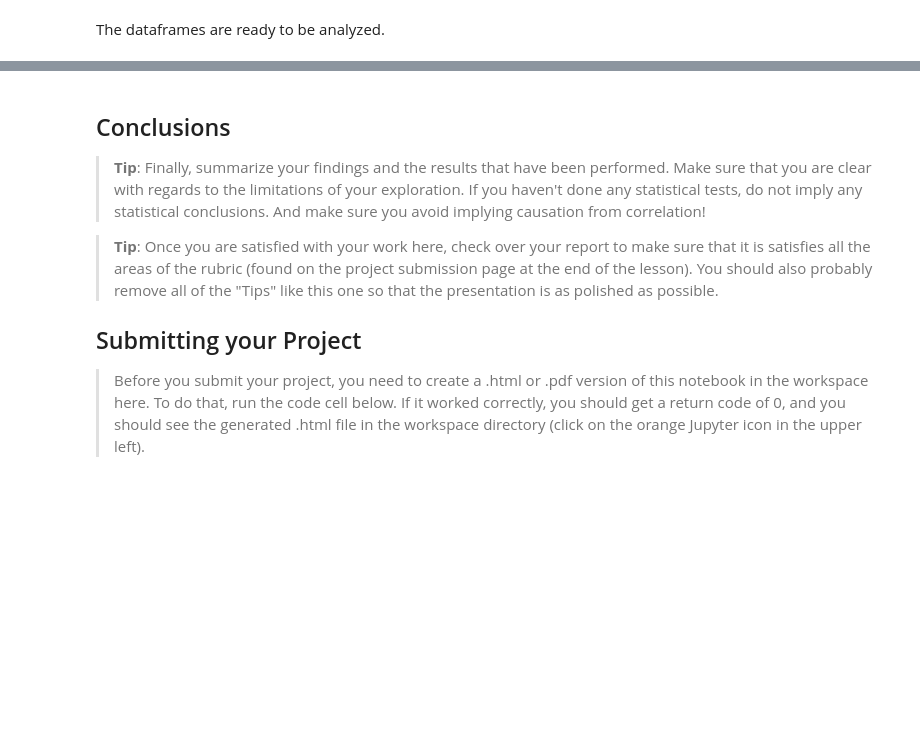
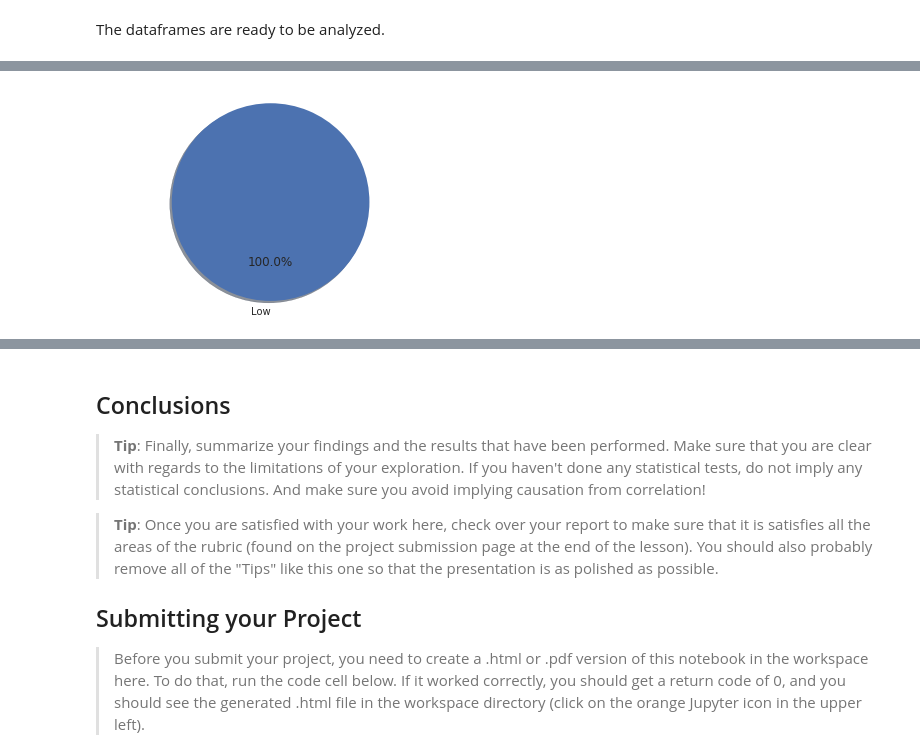
Before and after one commit to Victoriapm/co2_emissions_analysis, a Jupyter notebook: Part 2 - Investigate_Dataset/Investigate_a_Dataset.ipynb, the cells around one changed output, grey strips where cells are left out. Cells and saved outputs as stored; diff of their text form; code cells hidden in the pictures; blank space fills up the shorter version.

```diff
--- a/Part 2 - Investigate_Dataset/Investigate_a_Dataset.ipynb
+++ b/Part 2 - Investigate_Dataset/Investigate_a_Dataset.ipynb
@@ -750,0 +731,14 @@ df.groupby('human_development').mean().plot(kind='bar');
+# %%
+# Get the 5 countries that contaminate the least
+labels = df_current.nsmallest(5, 'co2').human_development.unique()
+sizes = [df_current.nsmallest(5, 'co2').human_development.size]
+
+fig1, ax1 = plt.subplots()
+
+ax1.pie(sizes,  labels=labels, autopct='%1.1f%%',
+        shadow=True, startangle=90)
+ax1.axis('equal')
+
+plt.show()
+# %% [output]
+[figure, added]
```
Also changed, not shown: parts of 47 cells of this notebook.
